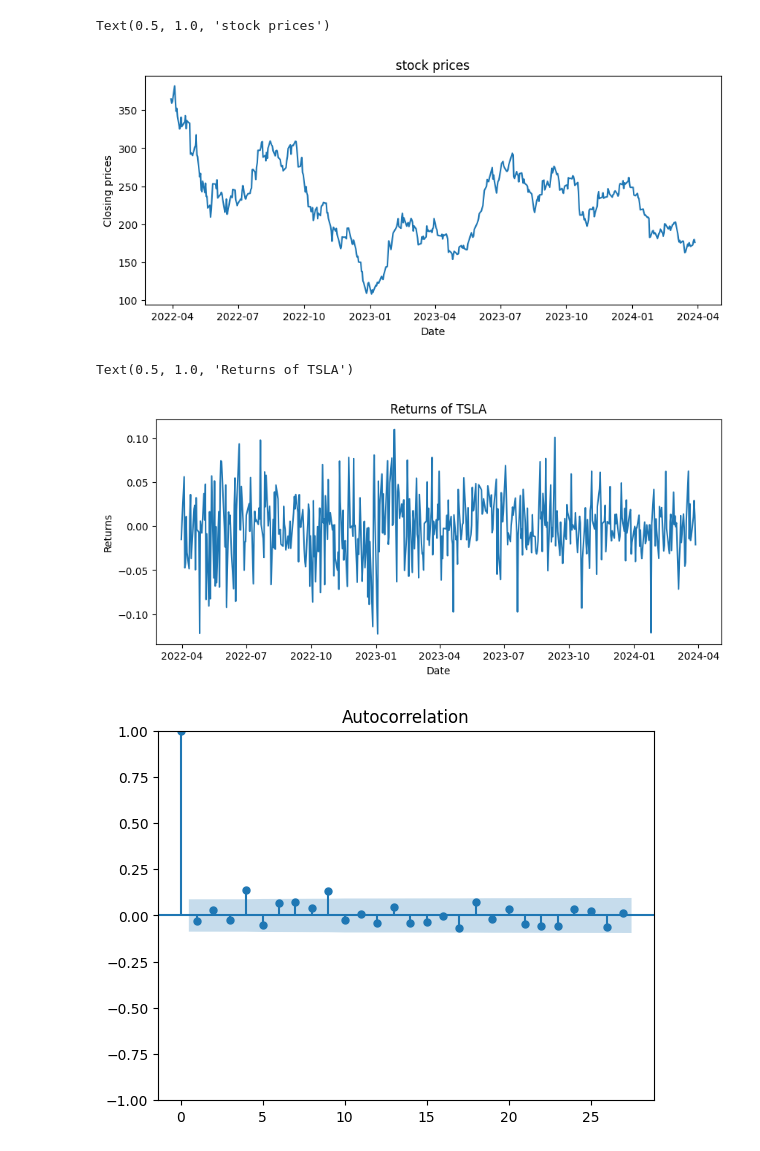
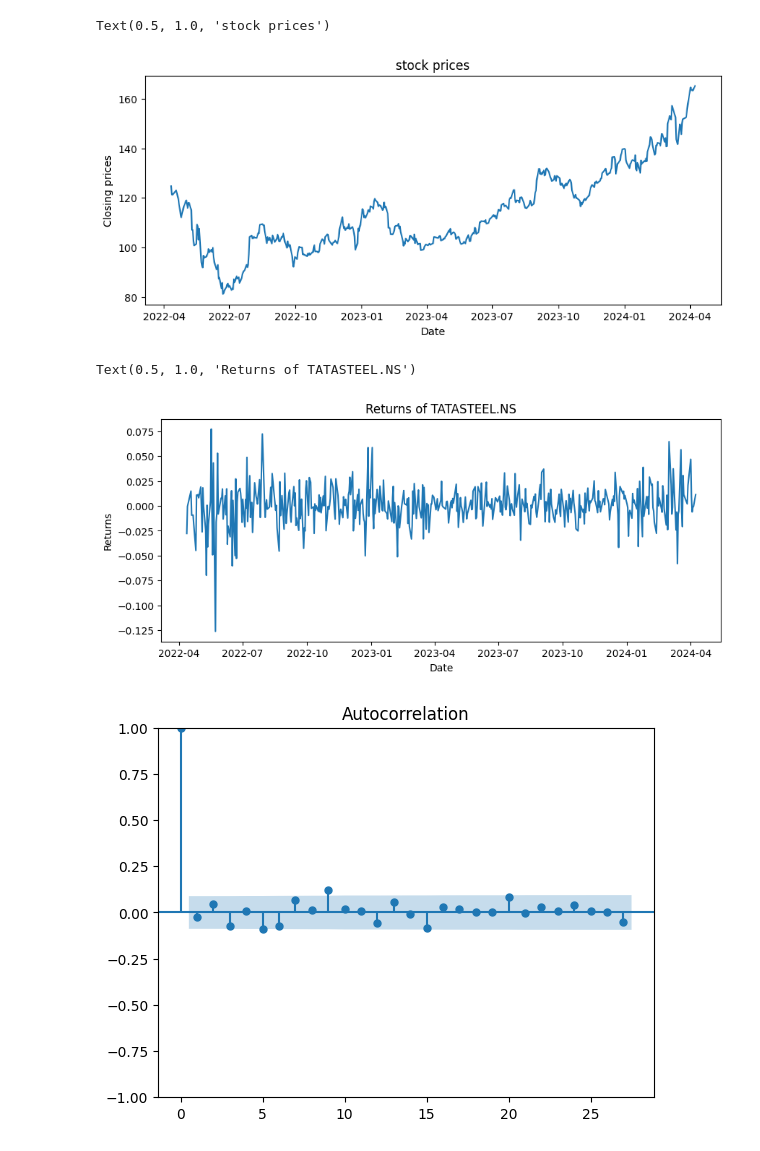
Before and after one commit to saiban99/Stock_Lstm_Arima, a Jupyter notebook: Model/Stock_Arima_Model.ipynb, the cells around one changed output. Drawn from its saved outputs; the diff is of its cells as text; code cells hidden in the pictures.

```diff
--- a/Model/Stock_Arima_Model.ipynb
+++ b/Model/Stock_Arima_Model.ipynb
@@ -12,7 +12,7 @@ import warnings
 
 warnings.filterwarnings('ignore')
 # %%
-tickerSymbol = "TSLA"
+tickerSymbol = "TATASTEEL.NS"
 df = yf.Ticker(tickerSymbol)
 df
 # %% [output]
@@ -20,6 +20,7 @@ yfinance.Ticker object <TSLA>
 # %%
-end_date = datetime.date.today()
+end_date = datetime.datetime.today()
 start_date = end_date - datetime.timedelta(days=730)
+test_data = yf.download(tickerSymbol, start=start_date, end=end_date)
 tomorrow = end_date + datetime.timedelta(days=1)
 prices = df.history(start=start_date, end=end_date).Close
 prices
@@ -63,16 +65,16 @@ plt.xlabel("Date")
 plt.title("stock prices")
 # %% [output]
 Text(0.5, 1.0, 'stock prices')
-[figure, old version]
+[figure, new version]
 # %%
 plt.figure(figsize=(10,4))
 plt.plot(returns)
 plt.ylabel("Returns")
 plt.xlabel("Date")
-plt.title("Returns of TSLA")
+plt.title(f"Returns of {tickerSymbol}")
 # %% [output]
-Text(0.5, 1.0, 'Returns of TSLA')
+Text(0.5, 1.0, 'Returns of TATASTEEL.NS')
-[figure, old version]
+[figure, new version]
 # %%
 #plotting acf and pacf
 #acf is use for moving average and pacf is use for ar(autoregressive)
@@ -80,7 +82,7 @@ Text(0.5, 1.0, 'Returns of TSLA')
 plot_acf(returns)
 plt.show()
 # %% [output]
-[figure, old version]
+[figure, new version]
 # %%
 plot_pacf(returns, method='ywm')
 plt.show()
```
Also changed, not shown: parts of 12 cells of this notebook, 4 other files.
